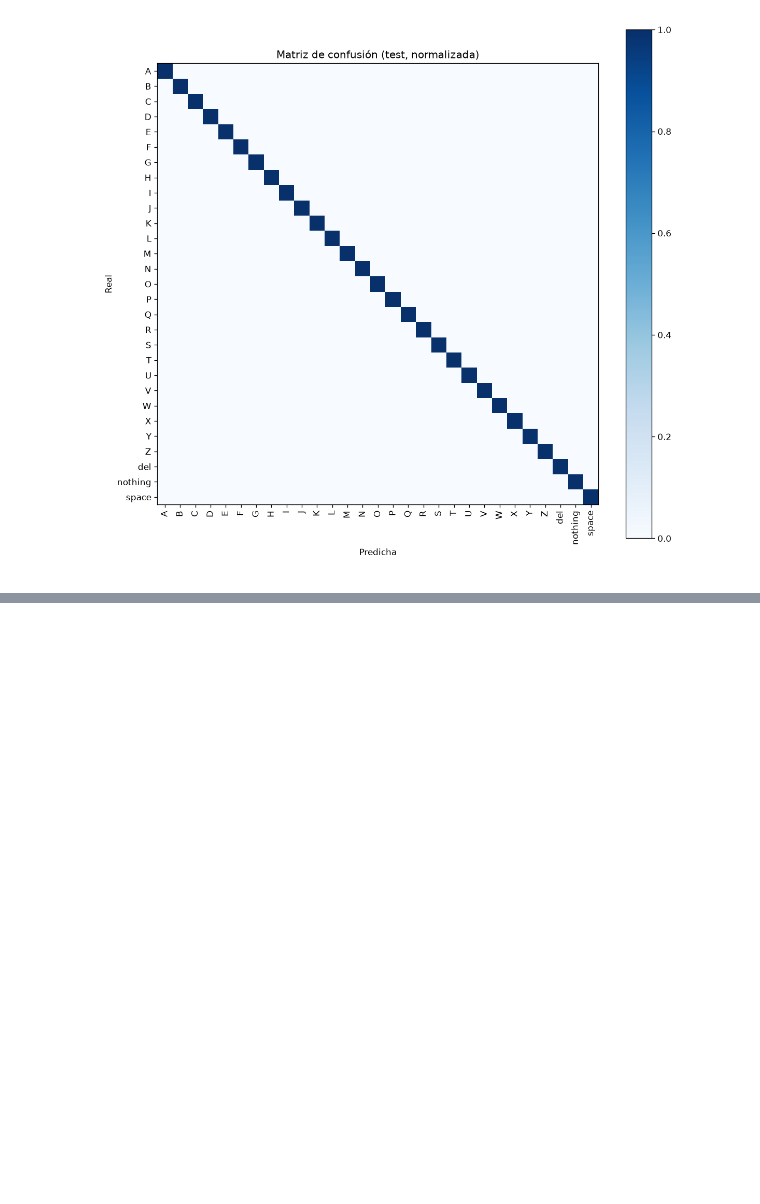
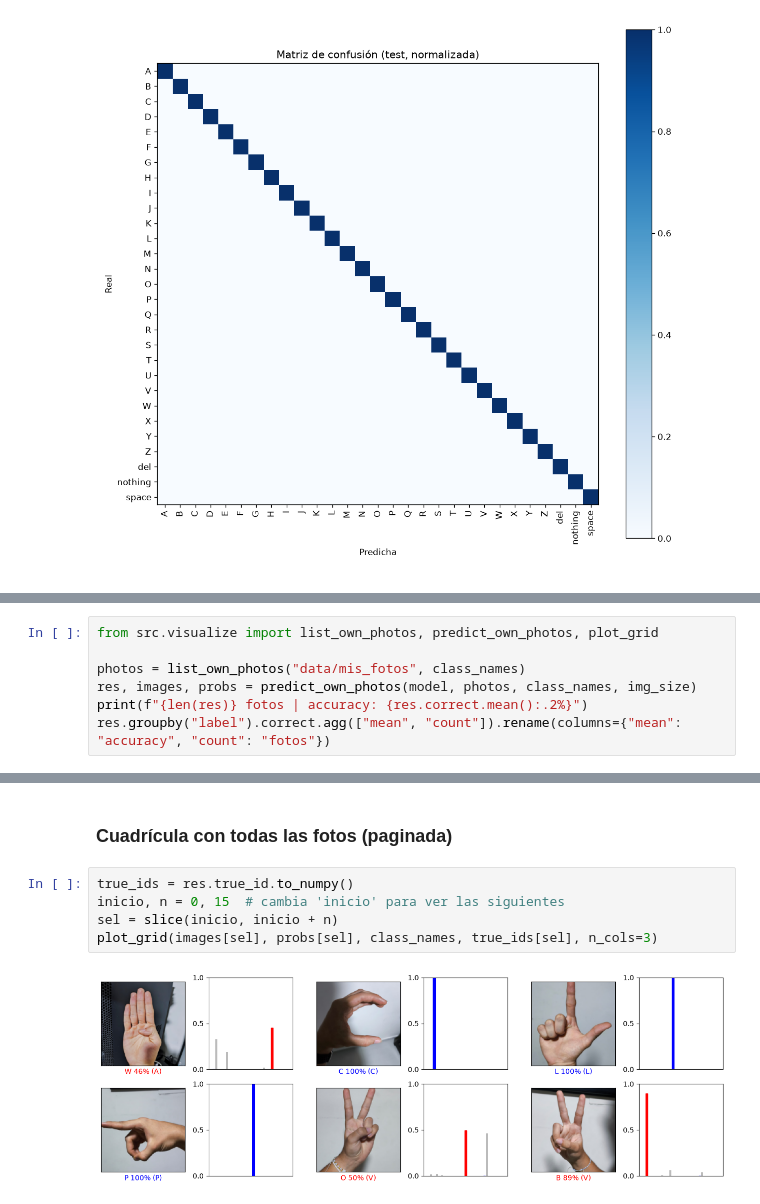
Before and after one commit to codebysofiav/asl-sign-language-recognition, a Jupyter notebook: notebooks/03_entrenamiento_baseline.ipynb, the cells around one changed output, grey strips where cells are left out. Drawn from its saved outputs; the diff is of its cells as text; blank space fills up the shorter version.

```diff
--- a/notebooks/03_entrenamiento_baseline.ipynb
+++ b/notebooks/03_entrenamiento_baseline.ipynb
@@ -66,0 +123,7 @@ Accuracy en test: 1.0000
+# %%
+from src.visualize import list_own_photos, predict_own_photos, plot_grid
+
+photos = list_own_photos("data/mis_fotos", class_names)
+res, images, probs = predict_own_photos(model, photos, class_names, img_size)
+print(f"{len(res)} fotos | accuracy: {res.correct.mean():.2%}")
+res.groupby("label").correct.agg(["mean", "count"]).rename(columns={"mean": "accuracy", "count": "fotos"})
@@ -66,0 +151,9 @@ Accuracy en test: 1.0000
+# %% [markdown]
+### Cuadrícula con todas las fotos (paginada)
+# %%
+true_ids = res.true_id.to_numpy()
+inicio, n = 0, 15  # cambia 'inicio' para ver las siguientes
+sel = slice(inicio, inicio + n)
+plot_grid(images[sel], probs[sel], class_names, true_ids[sel], n_cols=3)
+# %% [output]
+[figure, added]
```
Also changed, not shown: parts of 14 cells of this notebook, 1 other file.
